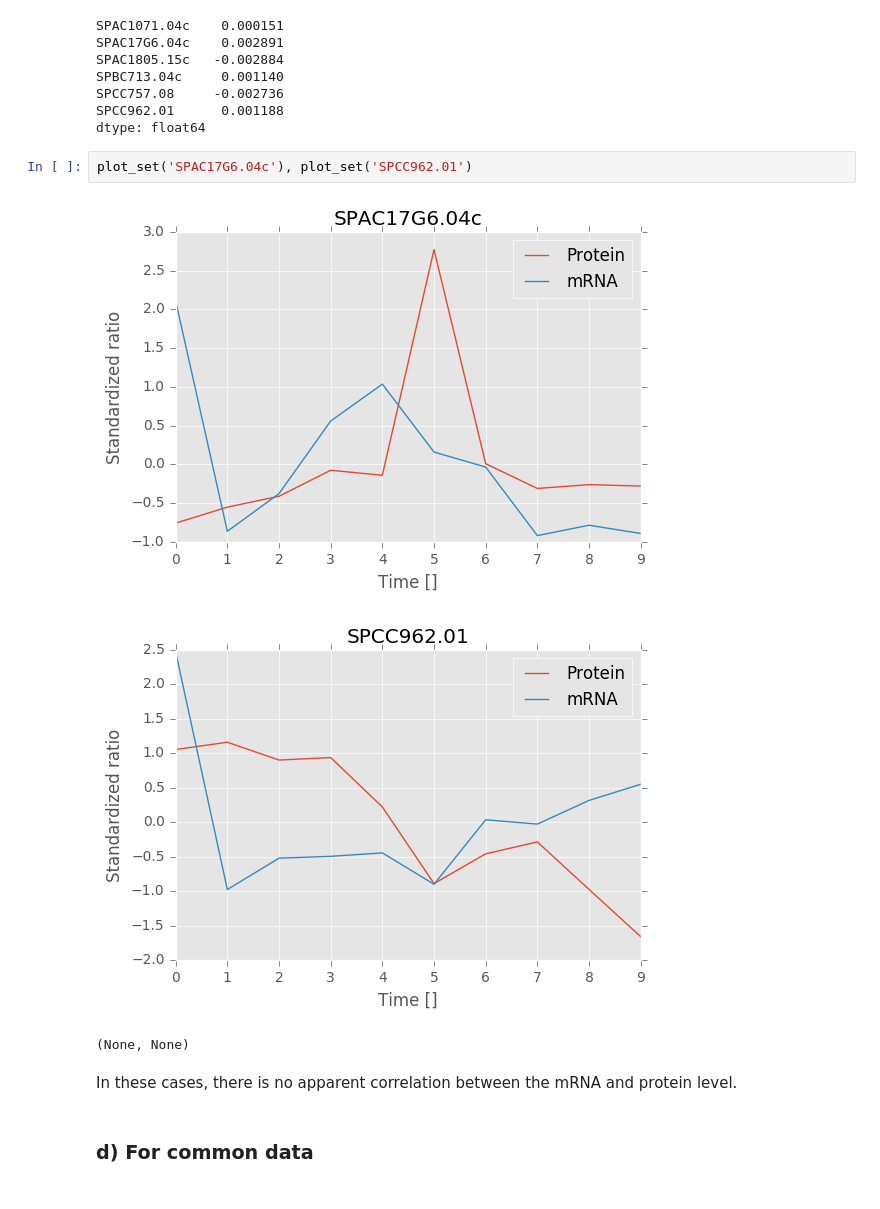
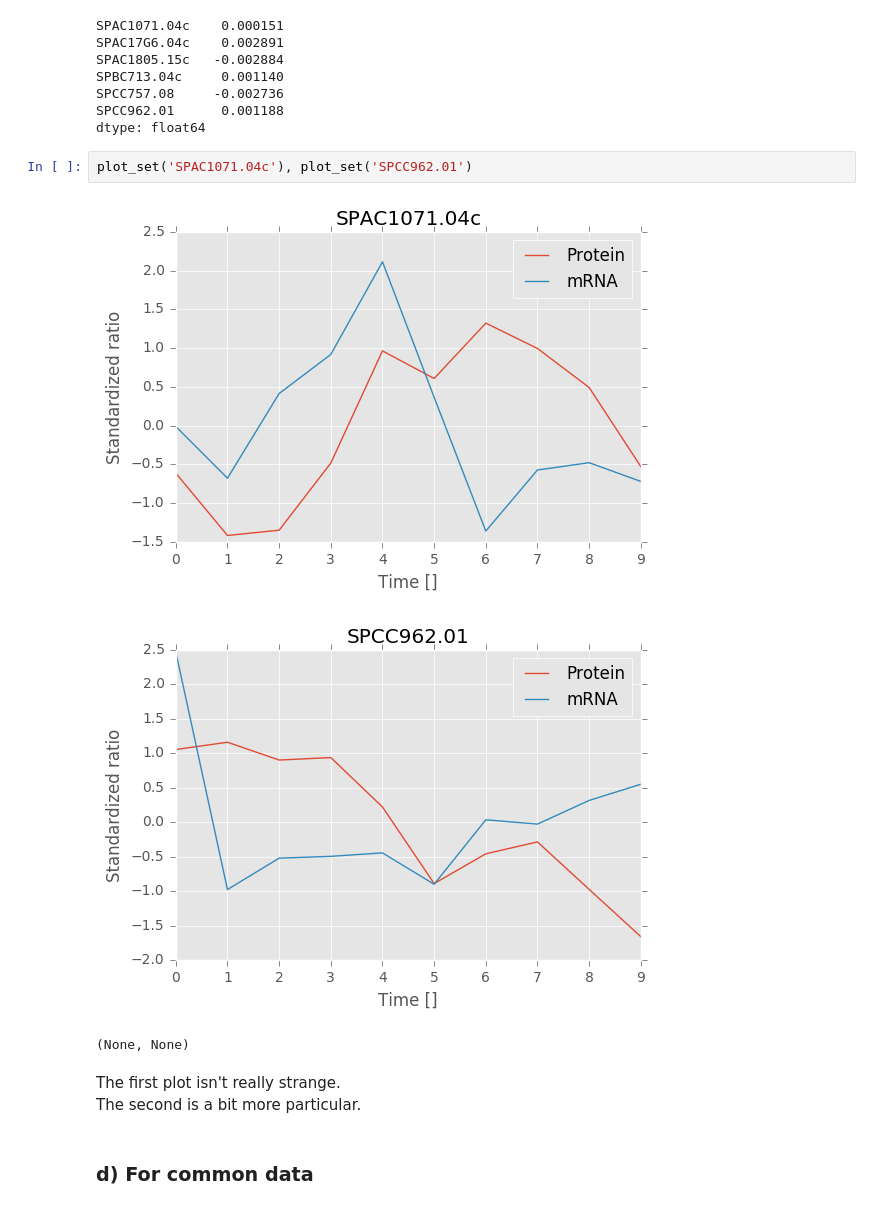
Before and after one commit to lfkrapp/easy-pancake, a Jupyter notebook: 2 - Correlation.ipynb, the cells around one changed output. Saved outputs shown, nothing was run; the diff lists cells and outputs as text.

```diff
--- a/2 - Correlation.ipynb
+++ b/2 - Correlation.ipynb
@@ -248,13 +247,14 @@ SPCC757.08     -0.002736
 SPCC962.01      0.001188
 dtype: float64
 # %%
-plot_set('SPAC17G6.04c'), plot_set('SPCC962.01')
+plot_set('SPAC1071.04c'), plot_set('SPCC962.01')
 # %% [output]
-[figure, old version]
+[figure, new version]
 [figure]
 (None, None)
-# %% [markdown]
-In these cases, there is no apparent correlation between the mRNA and protein level.
+# %% [markdown]
+The first plot isn't really strange.<br/>
+The second is a bit more particular.
 # %% [markdown]
 ### d) For common data
 # %% [markdown]
```
Also changed, not shown: parts of 5 cells of this notebook.
